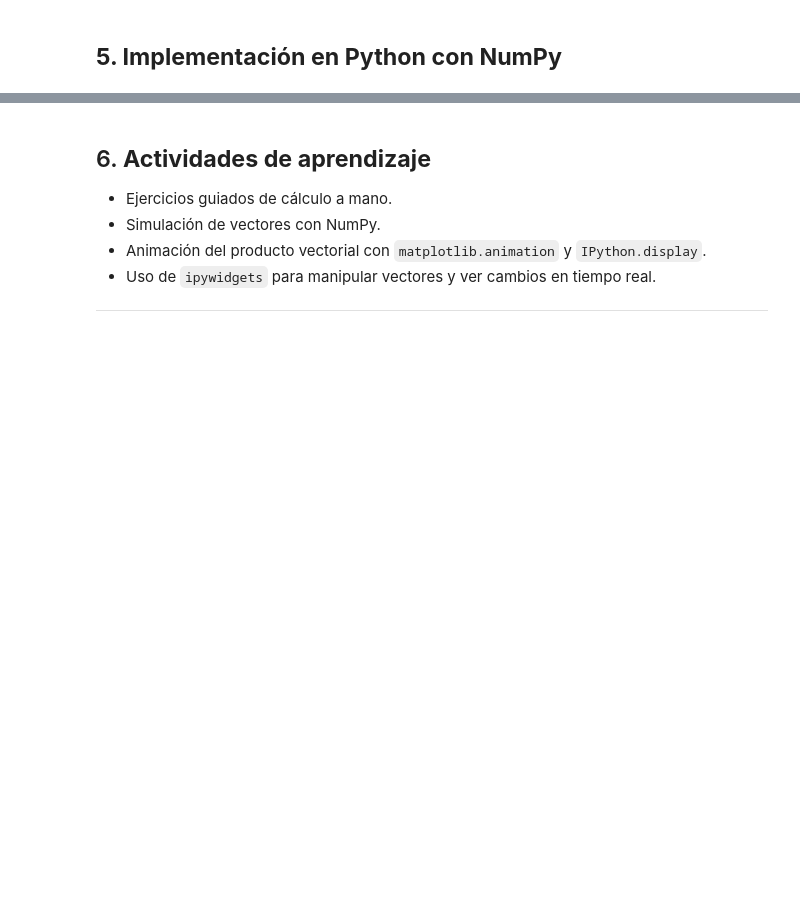
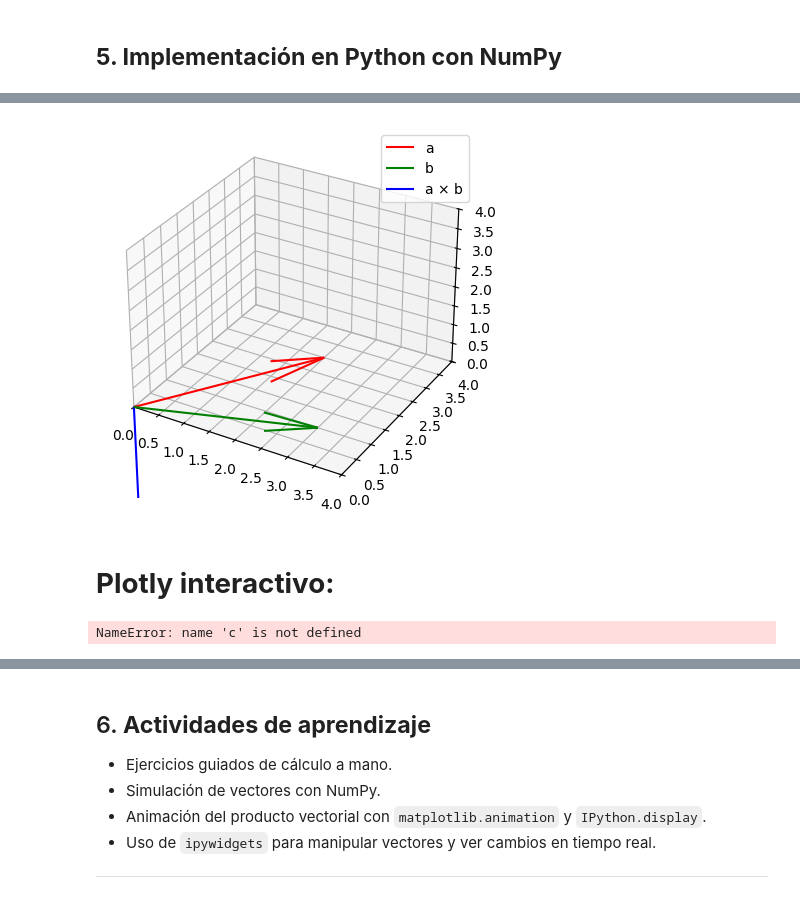
Before and after one commit to marco-canas/vector_geometry_and_linear_algebra, a Jupyter notebook: 2_planificacion/2_clases/3_class_19_agosto/3_class_19_agosto.ipynb, the cells around one changed output, grey strips where cells are left out. Drawn from its saved outputs; the diff is of its cells as text; code cells hidden in the pictures; blank space fills up the shorter version.

```diff
--- a/2_planificacion/2_clases/3_class_19_agosto/3_class_19_agosto.ipynb
+++ b/2_planificacion/2_clases/3_class_19_agosto/3_class_19_agosto.ipynb
@@ -489,0 +612,49 @@ Si quieres, puedo prepararte **una versión en Jupyter Notebook con estos aparta
+# %%
+import numpy as np
+import matplotlib.pyplot as plt
+from mpl_toolkits.mplot3d import Axes3D
+from IPython.display import HTML
+import matplotlib.animation as animation
+
+# Vectores
+a = np.array([2, 3, 0])
+b = np.array([3, 1, 0])
+c = np.cross(a, b)
+
+fig = plt.figure()
+ax = fig.add_subplot(111, projection='3d')
+
+# Dibujar vectores
+ax.quiver(0, 0, 0, a[0], a[1], a[2], color='r', label='a')
+ax.quiver(0, 0, 0, b[0], b[1], b[2], color='g', label='b')
+ax.quiver(0, 0, 0, c[0], c[1], c[2], color='b', label='a × b')
+
+ax.set_xlim([0, 4])
+ax.set_ylim([0, 4])
+ax.set_zlim([0, 4])
+ax.legend()
+
+plt.show()
+# %% [output]
+[figure, added]
+# %% [markdown]
+
+# **Plotly interactivo:**
+# %%
+import plotly.graph_objects as go
+
+fig = go.Figure()
+
+# Vectores
+for vec, color, name in [(a, 'red', 'a'), (b, 'green', 'b'), (c, 'blue', 'a × b')]:
+    fig.add_trace(go.Cone(
+        x=[0], y=[0], z=[0],
+        u=[vec[0]], v=[vec[1]], w=[vec[2]],
+        colorscale=[[0, color], [1, color]],
+        sizemode="absolute", sizeref=0.5, name=name
+    ))
+
+fig.update_layout(scene=dict(aspectmode='cube'))
+fig.show()
+# %% [output]
+NameError: name 'c' is not defined
```
Also changed, not shown: parts of 68 cells of this notebook, 2 other files.
